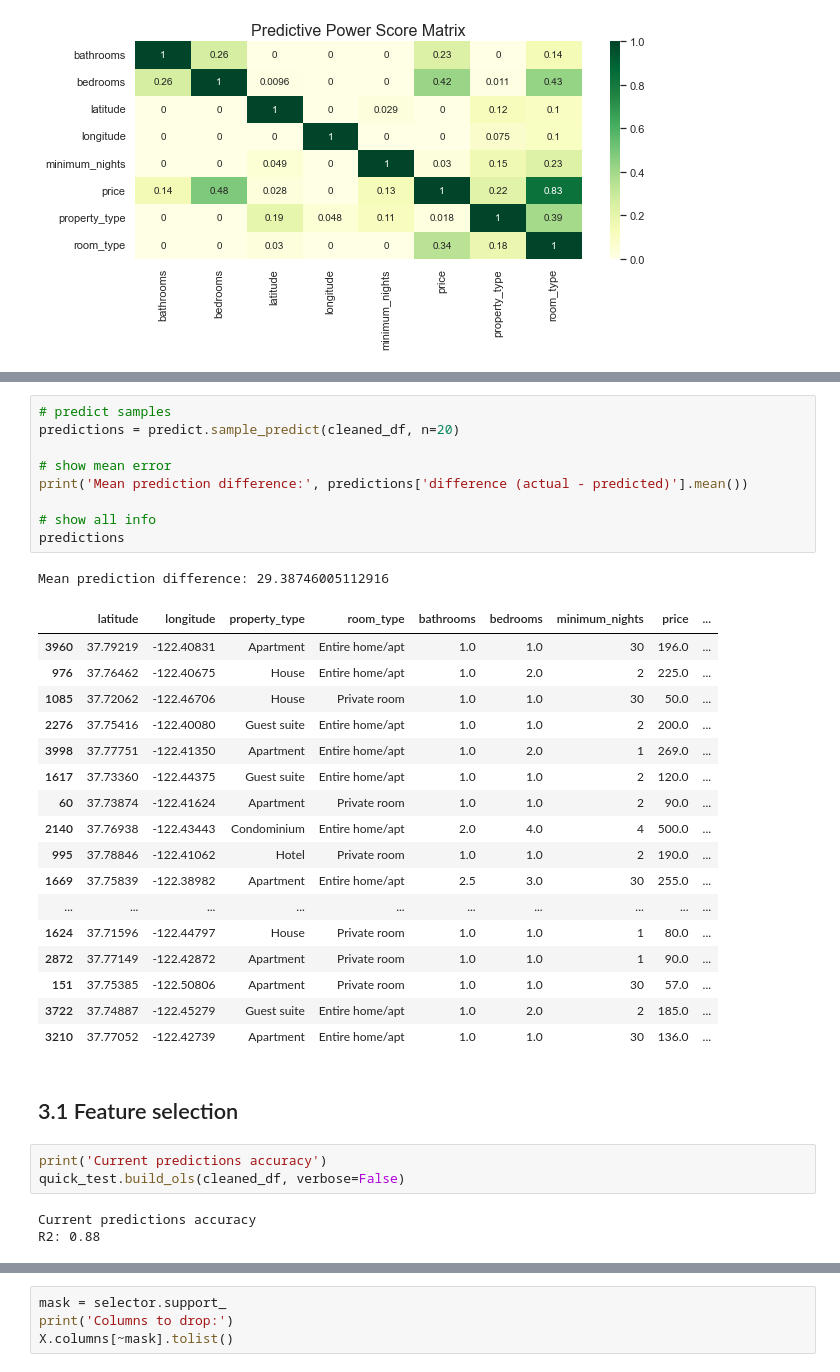
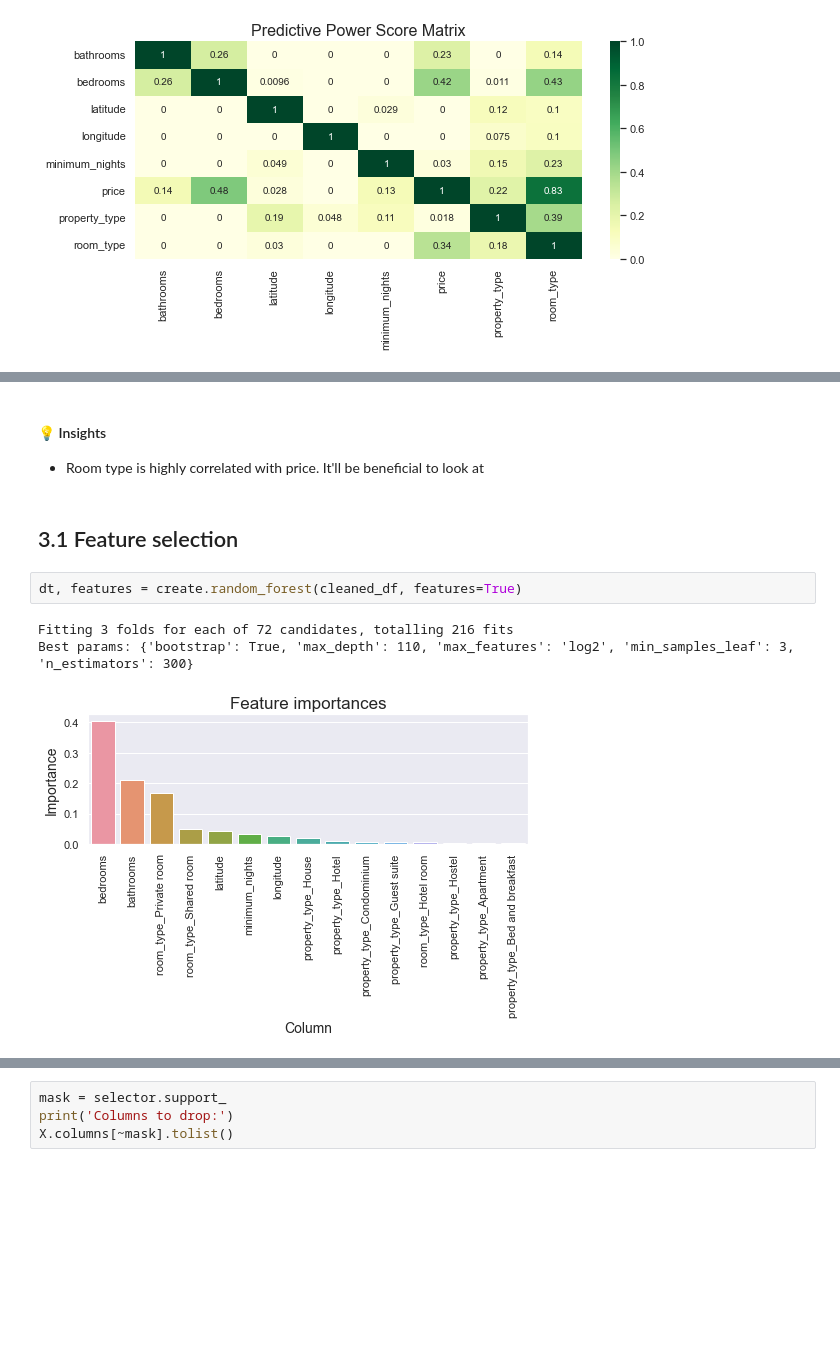
Before and after one commit to dissagaliyeva/property-rentals-analysis, a Jupyter notebook: analysis.ipynb, the cells around one changed output, grey strips where cells are left out. Drawn from its saved outputs; the diff is of its cells as text; blank space fills up the shorter version.

```diff
--- a/analysis.ipynb
+++ b/analysis.ipynb
@@ -571,38 +565,14 @@ pps_matrix(cleaned_df)
-# %%
-# predict samples
-predictions = predict.sample_predict(cleaned_df, n=20)
-
-# show mean error
-print('Mean prediction difference:', predictions['difference (actual - predicted)'].mean())
-
-# show all info
-predictions
-# %% [output]
-Mean prediction difference: 29.38746005112916
-|  | latitude | longitude | property_type | room_type | bathrooms | bedrooms | minimum_nights | price | ... |
-| 3960 | 37.79219 | -122.40831 | Apartment | Entire home/apt | 1.0 | 1.0 | 30 | 196.0 | ... |
-| 976 | 37.76462 | -122.40675 | House | Entire home/apt | 1.0 | 2.0 | 2 | 225.0 | ... |
-| 1085 | 37.72062 | -122.46706 | House | Private room | 1.0 | 1.0 | 30 | 50.0 | ... |
-| 2276 | 37.75416 | -122.40080 | Guest suite | Entire home/apt | 1.0 | 1.0 | 2 | 200.0 | ... |
-| 3998 | 37.77751 | -122.41350 | Apartment | Entire home/apt | 1.0 | 2.0 | 1 | 269.0 | ... |
-| 1617 | 37.73360 | -122.44375 | Guest suite | Entire home/apt | 1.0 | 1.0 | 2 | 120.0 | ... |
-| 60 | 37.73874 | -122.41624 | Apartment | Private room | 1.0 | 1.0 | 2 | 90.0 | ... |
-| 2140 | 37.76938 | -122.43443 | Condominium | Entire home/apt | 2.0 | 4.0 | 4 | 500.0 | ... |
-| 995 | 37.78846 | -122.41062 | Hotel | Private room | 1.0 | 1.0 | 2 | 190.0 | ... |
-| 1669 | 37.75839 | -122.38982 | Apartment | Entire home/apt | 2.5 | 3.0 | 30 | 255.0 | ... |
-| ... | ... | ... | ... | ... | ... | ... | ... | ... | ... |
-| 1624 | 37.71596 | -122.44797 | House | Private room | 1.0 | 1.0 | 1 | 80.0 | ... |
-| 2872 | 37.77149 | -122.42872 | Apartment | Private room | 1.0 | 1.0 | 1 | 90.0 | ... |
-| 151 | 37.75385 | -122.50806 | Apartment | Private room | 1.0 | 1.0 | 30 | 57.0 | ... |
-| 3722 | 37.74887 | -122.45279 | Guest suite | Entire home/apt | 1.0 | 2.0 | 2 | 185.0 | ... |
-| 3210 | 37.77052 | -122.42739 | Apartment | Entire home/apt | 1.0 | 1.0 | 30 | 136.0 | ... |
+# %% [markdown]
+#### 💡 Insights
+
+- Room type is highly correlated with price. It'll be beneficial to look at
 # %% [markdown]
 ## 3.1 Feature selection
-# %%
-print('Current predictions accuracy')
-quick_test.build_ols(cleaned_df, verbose=False)
-# %% [output]
-Current predictions accuracy
-R2: 0.88
+# %%
+dt, features = create.random_forest(cleaned_df, features=True)
+# %% [output]
+Fitting 3 folds for each of 72 candidates, totalling 216 fits
+Best params: {'bootstrap': True, 'max_depth': 110, 'max_features': 'log2', 'min_samples_leaf': 3, 'n_estimators': 300}
+[figure, added]
 # %%
 # split data
```
Also changed, not shown: parts of 24 cells of this notebook, 3 other files.
